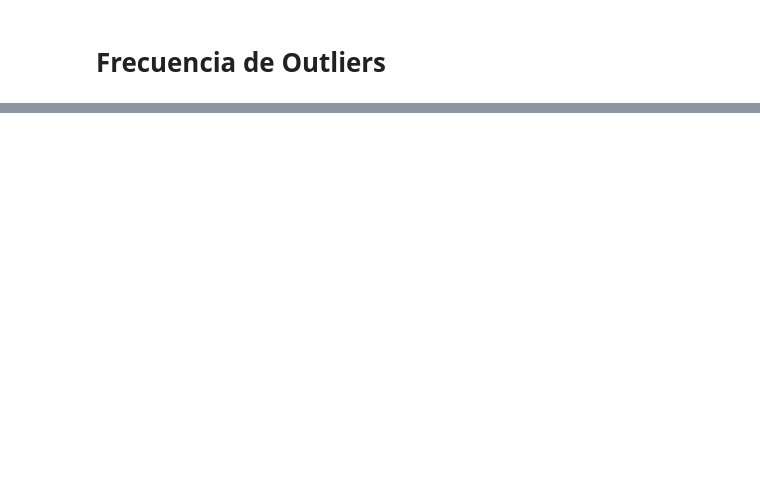
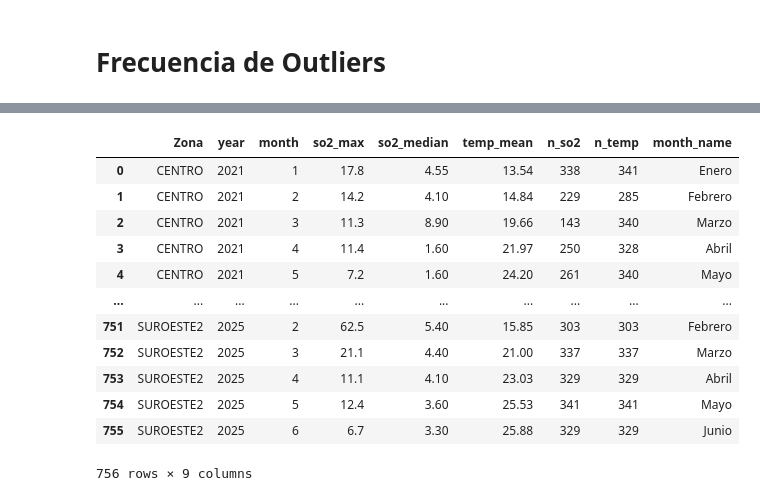
Before and after one commit to andreroblesb/airemty, a Jupyter notebook: conglomerados_night.ipynb, the cells around one changed output, grey strips where cells are left out. Saved outputs shown, nothing was run; the diff lists cells and outputs as text; code cells hidden in the pictures; blank space fills up the shorter version.

```diff
--- a/conglomerados_night.ipynb
+++ b/conglomerados_night.ipynb
@@ -836,0 +712,61 @@ freq.head(50)
+# %%
+''''import pandas as pd
+import numpy as np
+
+# --- base de cálculo (ajusta si no usas df_clean) ---
+base = df_noche_raw.copy()
+
+# Detecta nombre de columna de estación
+station_col = "Zona" if "Zona" in base.columns else ("Estacion" if "Estacion" in base.columns else "station")
+
+# Asegura fecha y columnas numéricas
+base["date"] = pd.to_datetime(base["date"], errors="coerce")
+for c in ["SO2", "TOUT"]:
+    if c in base.columns:
+        base[c] = pd.to_numeric(base[c], errors="coerce")
+
+# Deriva año/mes
+base["year"]  = base["date"].dt.year
+base["month"] = base["date"].dt.month
+base["month_name"] = base["date"].dt.month_name(locale="es_MX")  # opcional, nombre del mes en español
+
+# Tabla mensual por estación
+mensual = (
+    base
+    .groupby([station_col, "year", "month"], dropna=False)
+    .agg(
+        so2_max   = pd.NamedAgg(column="SO2",  aggfunc="max"),      # valor extremo (máximo)
+        so2_median= pd.NamedAgg(column="SO2",  aggfunc="median"),   # mediana
+        temp_mean = pd.NamedAgg(column="TOUT", aggfunc="mean"),     # promedio
+        n_so2     = pd.NamedAgg(column="SO2",  aggfunc="count"),    # conteo no nulos
+        n_temp    = pd.NamedAgg(column="TOUT", aggfunc="count")
+    )
+    .reset_index()
+)
+
+# (Opcional) añade el nombre del mes para lectura humana
+mensual = mensual.merge(
+    base[[station_col, "year", "month", "month_name"]].drop_duplicates(),
+    on=[station_col, "year", "month"],
+    how="left"
+)
+
+# Orden y formato
+mensual = mensual.sort_values([station_col, "year", "month"]).reset_index(drop=True)
+mensual[["so2_max","so2_median","temp_mean"]] = mensual[["so2_max","so2_median","temp_mean"]].round(2)
+
+mensual''''
+# %% [output]
+|  | Zona | year | month | so2_max | so2_median | temp_mean | n_so2 | n_temp | month_name |
+| 0 | CENTRO | 2021 | 1 | 17.8 | 4.55 | 13.54 | 338 | 341 | Enero |
+| 1 | CENTRO | 2021 | 2 | 14.2 | 4.10 | 14.84 | 229 | 285 | Febrero |
+| 2 | CENTRO | 2021 | 3 | 11.3 | 8.90 | 19.66 | 143 | 340 | Marzo |
+| 3 | CENTRO | 2021 | 4 | 11.4 | 1.60 | 21.97 | 250 | 328 | Abril |
+| 4 | CENTRO | 2021 | 5 | 7.2 | 1.60 | 24.20 | 261 | 340 | Mayo |
+| ... | ... | ... | ... | ... | ... | ... | ... | ... | ... |
+| 751 | SUROESTE2 | 2025 | 2 | 62.5 | 5.40 | 15.85 | 303 | 303 | Febrero |
+| 752 | SUROESTE2 | 2025 | 3 | 21.1 | 4.40 | 21.00 | 337 | 337 | Marzo |
+| 753 | SUROESTE2 | 2025 | 4 | 11.1 | 4.10 | 23.03 | 329 | 329 | Abril |
+| 754 | SUROESTE2 | 2025 | 5 | 12.4 | 3.60 | 25.53 | 341 | 341 | Mayo |
+| 755 | SUROESTE2 | 2025 | 6 | 6.7 | 3.30 | 25.88 | 329 | 329 | Junio |
+756 rows × 9 columns
```
Also changed, not shown: parts of 22 cells of this notebook.
